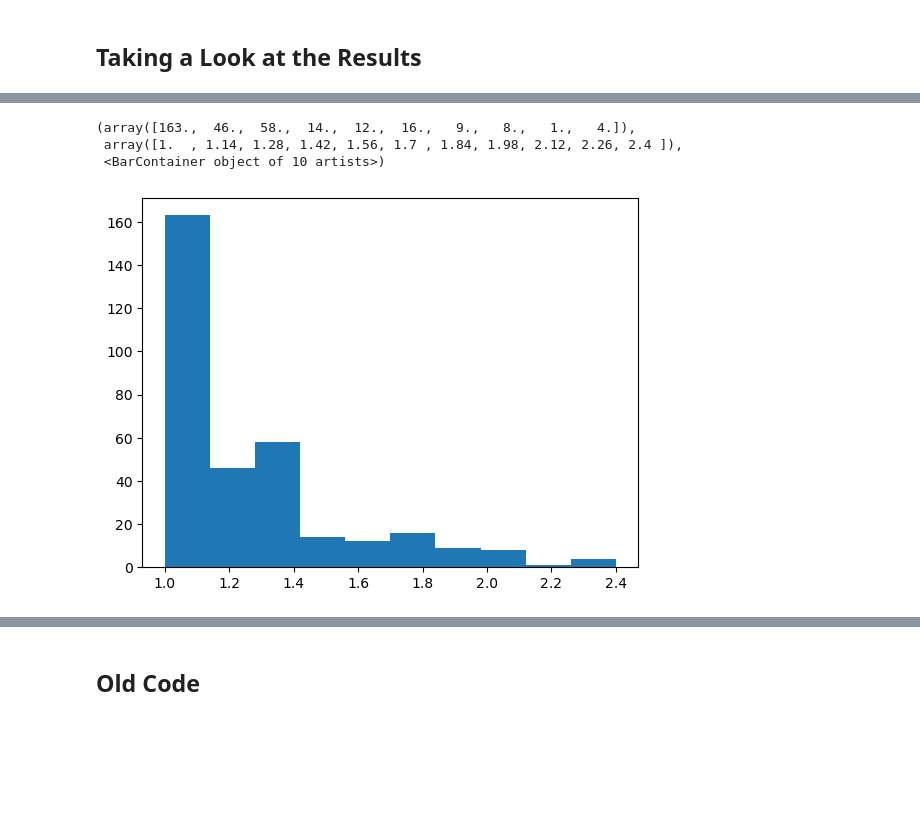
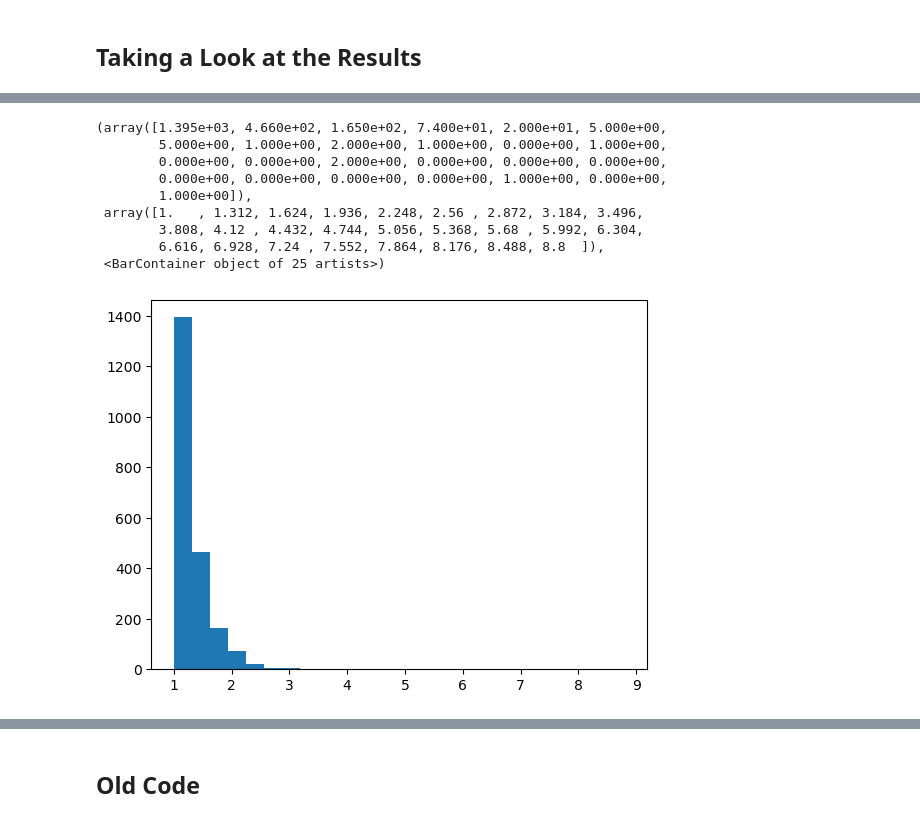
Before and after one commit to NewYorkCityCouncil/Pay_Transparency, a Jupyter notebook: code/google-jobs-scraping.ipynb, the cells around one changed output, grey strips where cells are left out. Saved outputs shown, nothing was run; the diff lists cells and outputs as text; code cells hidden in the pictures; blank space fills up the shorter version.

```diff
--- a/code/google-jobs-scraping.ipynb
+++ b/code/google-jobs-scraping.ipynb
@@ -203,4 +244,9 @@ def add_columns(google_jobs_descr_df, google_jobs_scr_df):
 
     google_jobs_df = google_jobs_descr_df.drop(columns=['Key'])
 
+    google_jobs_df = clean_sources(google_jobs_df) # cleaning up the entries in 'Source' and 'All Sources Listed'
+
+    col = google_jobs_df.pop('All Sources Listed') # moving All Sources Listed next to Source column
+    google_jobs_df.insert(5, col.name, col)
+
     return google_jobs_df # updated df with new columns added
@@ -604,0 +725,4 @@ google_jobs_with_salaries[google_jobs_with_salaries['Salary Ratio'] > 1.5]
+# %%
+# creating Notes column
+
+google_jobs_df_cleaned_test['Notes'] = ''
@@ -604,0 +788,20 @@ google_jobs_with_salaries[google_jobs_with_salaries['Salary Ratio'] > 1.5]
+# %%
+update_salary(google_jobs_df_cleaned_test, 2524.84, 2796.32, 19, 'Removed non-salary monetary value(s)')
+update_salary(google_jobs_df_cleaned_test, 3200, None, 50, 'Removed non-salary monetary value(s)')
+update_salary(google_jobs_df_cleaned_test, 75, 150, 107, 'Multiple ranges, selected one')
+update_salary(google_jobs_df_cleaned_test, 2513.49, 2783.75, 143, 'Multiple ranges, selected one')
+update_salary(google_jobs_df_cleaned_test, 175000, 240000, 150, 'Removed bonus')
+update_salary(google_jobs_df_cleaned_test, 108100, 224600, 167, 'Ranges listed for multiple cities, chose NYC range')
+update_salary(google_jobs_df_cleaned_test, 2563.57, 2839.23, 195, 'Multiple ranges, selected one')
+update_salary(google_jobs_df_cleaned_test, 70, None, 316, 'Multiple ranges, selected one')
+update_salary(google_jobs_df_cleaned_test, 96000, 128000, 337, 'Ranges listed for multiple cities, chose NYC range')
+update_salary(google_jobs_df_cleaned_test, 28.40, 42.60, 338, 'Removed non-salary monetary value(s)')
+update_salary(google_jobs_df_cleaned_test, 141200, 188300, 360, 'Multiple ranges, selected one')
+update_salary(google_jobs_df_cleaned_test, 50000, 70000, 369, 'Removed bonus')
+update_salary(google_jobs_df_cleaned_test, 61200, 102000, 476, 'Multiple ranges, selected one')
+update_salary(google_jobs_df_cleaned_test, 51000, 55000, 519, 'Removed bonus')
+update_salary(google_jobs_df_cleaned_test, 160000, 180000, 521, 'Multiple ranges, selected one')
+update_salary(google_jobs_df_cleaned_test, 21.75, 26.30, 577, 'Removed non-salary monetary value(s)')
+update_salary(google_jobs_df_cleaned_test, 3354.44, 3715.13, 611, 'Removed non-salary monetary value(s)')
+
+google_jobs_df_cleaned_test[611:611+1]
@@ -657,15 +985,18 @@ pd.DataFrame(round(100*(google_jobs_df_cleaned_test[(google_jobs_df_cleaned_test
 # %%
-# salaries = google_jobs_df_cleaned[(google_jobs_df_cleaned['Salary Ratio'] != '*no salary found*') & (google_jobs_df_cleaned['Salary Range'] != '*salary ambiguous*')]['Salary Ratio'].to_list()
-# salaries = list(filter(lambda x: x <= 2.5, salaries))
-
-# plt.hist(salaries)
+# taking a look at the salary ratio distribution (outlier over 10 removed)
 
 salaries = google_jobs_df_cleaned_test[(google_jobs_df_cleaned_test['Salary Ratio'] != '*no salary found*') & (google_jobs_df_cleaned_test['Salary Range'] != '*salary ambiguous*')]['Salary Ratio'].to_list()
-salaries = list(filter(lambda x: x <= 2.5, salaries))
+salaries_filtered = list(filter(lambda x: x < 10, salaries))
 
-plt.hist(salaries)
+plt.hist(salaries_filtered, bins=25)
 # %% [output]
-(array([163.,  46.,  58.,  14.,  12.,  16.,   9.,   8.,   1.,   4.]),
- array([1.  , 1.14, 1.28, 1.42, 1.56, 1.7 , 1.84, 1.98, 2.12, 2.26, 2.4 ]),
- <BarContainer object of 10 artists>)
+(array([1.395e+03, 4.660e+02, 1.650e+02, 7.400e+01, 2.000e+01, 5.000e+00,
+        5.000e+00, 1.000e+00, 2.000e+00, 1.000e+00, 0.000e+00, 1.000e+00,
+        0.000e+00, 0.000e+00, 2.000e+00, 0.000e+00, 0.000e+00, 0.000e+00,
+        0.000e+00, 0.000e+00, 0.000e+00, 0.000e+00, 1.000e+00, 0.000e+00,
+        1.000e+00]),
+ array([1.   , 1.312, 1.624, 1.936, 2.248, 2.56 , 2.872, 3.184, 3.496,
+        3.808, 4.12 , 4.432, 4.744, 5.056, 5.368, 5.68 , 5.992, 6.304,
+        6.616, 6.928, 7.24 , 7.552, 7.864, 8.176, 8.488, 8.8  ]),
+ <BarContainer object of 25 artists>)
-[figure, old version]
+[figure, new version]
```
Also changed, not shown: parts of 54 cells of this notebook, 1 other file.
